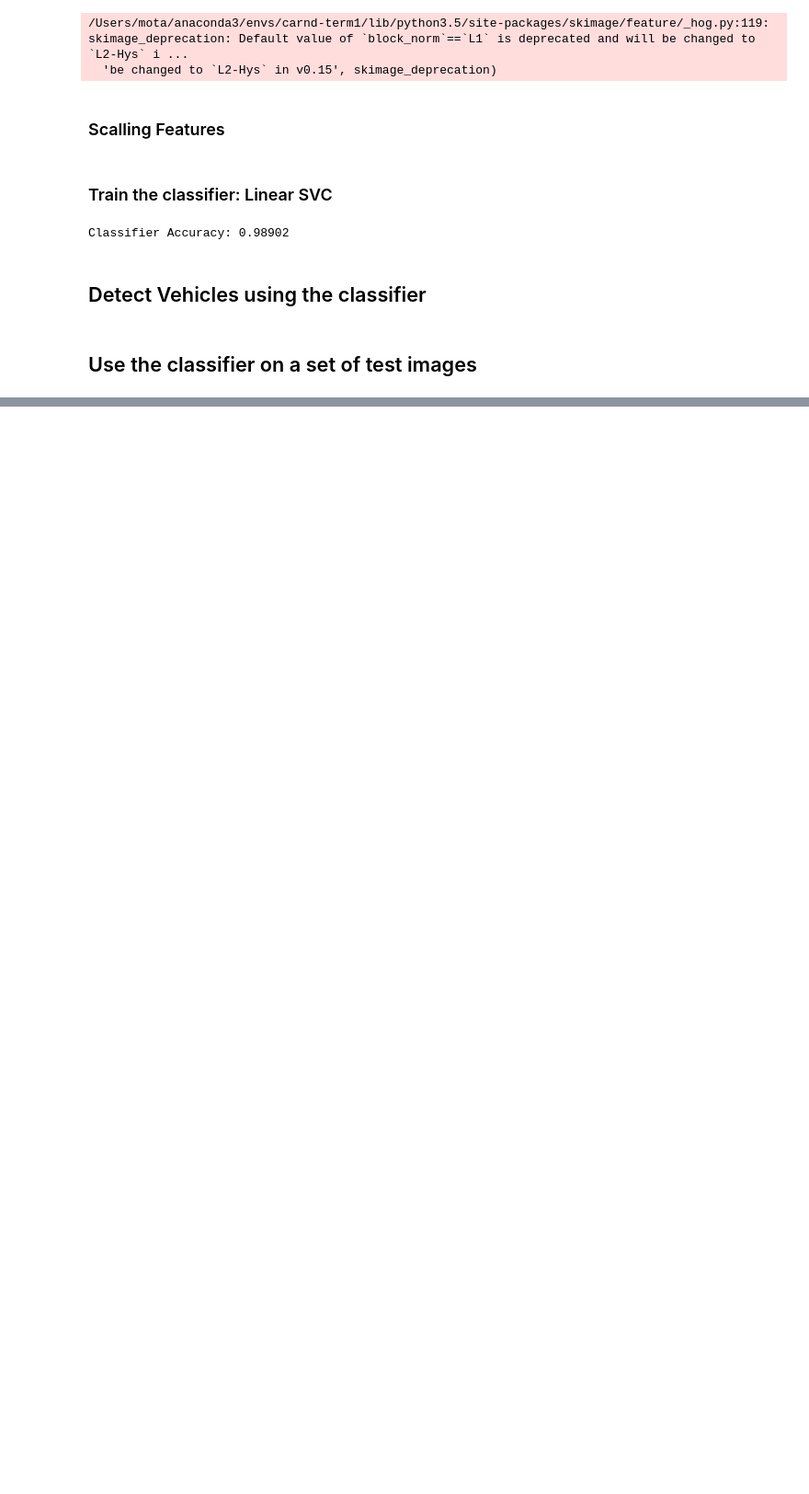
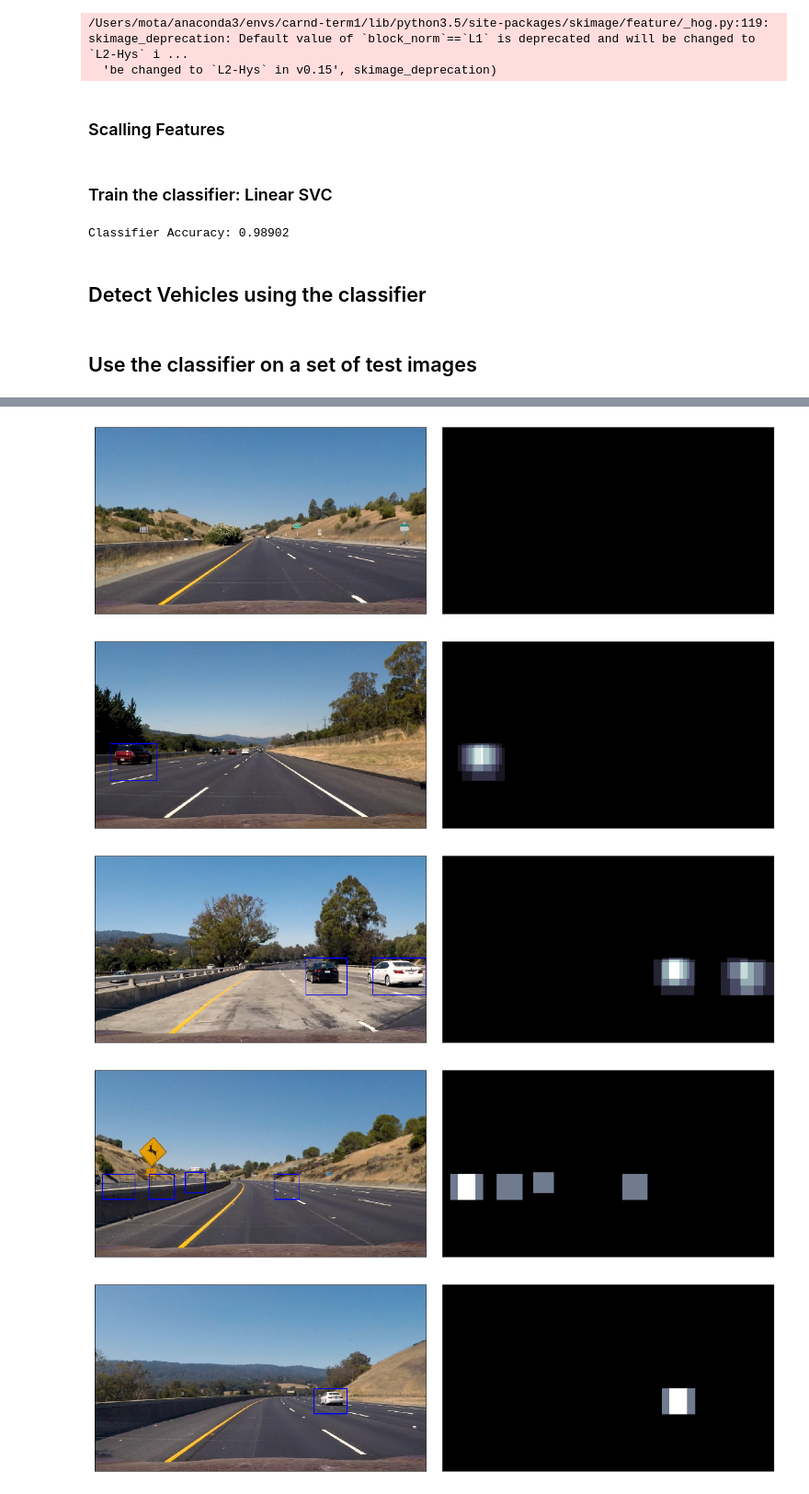
Before and after one commit to ricardosllm/CarND-Vehicle-Detection-and-Tracking, a Jupyter notebook: Vehicle-Detection-and-Tracking.ipynb, the cells around one changed output, grey strips where cells are left out. Shown at 92% size. Cells and saved outputs as stored; diff of their text form; code cells hidden in the pictures; blank space fills up the shorter version.

Commit message:
Code Complete, example images and videos
Added also a GIF to add to the project writeup

```diff
--- a/Vehicle-Detection-and-Tracking.ipynb
+++ b/Vehicle-Detection-and-Tracking.ipynb
@@ -186,2 +281,19 @@ Classifier Accuracy: 0.98902
 # %% [markdown]
 ## Use the classifier on a set of test images
+# %%
+for image_path in glob.glob('test_images/*.jpg'):
+    image = mpimg.imread(image_path)
+    detection = VehicleDetector(X_scaler, linear_svc, image)
+    detection.run(image)
+
+    f = plt.figure(figsize=(16, 8))
+    f.subplots_adjust(left=0, right=1, bottom=0, top=1, hspace=0.05, wspace=0.05)
+
+    a = f.add_subplot(1, 2, 1, xticks=[], yticks=[])
+    a.imshow(image)
+
+    a = f.add_subplot(1, 2, 2, xticks=[], yticks=[])
+    a.imshow(detection.heatmap, cmap='bone')
+
+    plt.show
+# %% [output]
@@ -187,0 +302,5 @@ Classifier Accuracy: 0.98902
+[figure, added]
+[figure, added]
+[figure, added]
+[figure, added]
+[figure, added]
```
Also changed, not shown: parts of 13 cells of this notebook, 26 other files.
